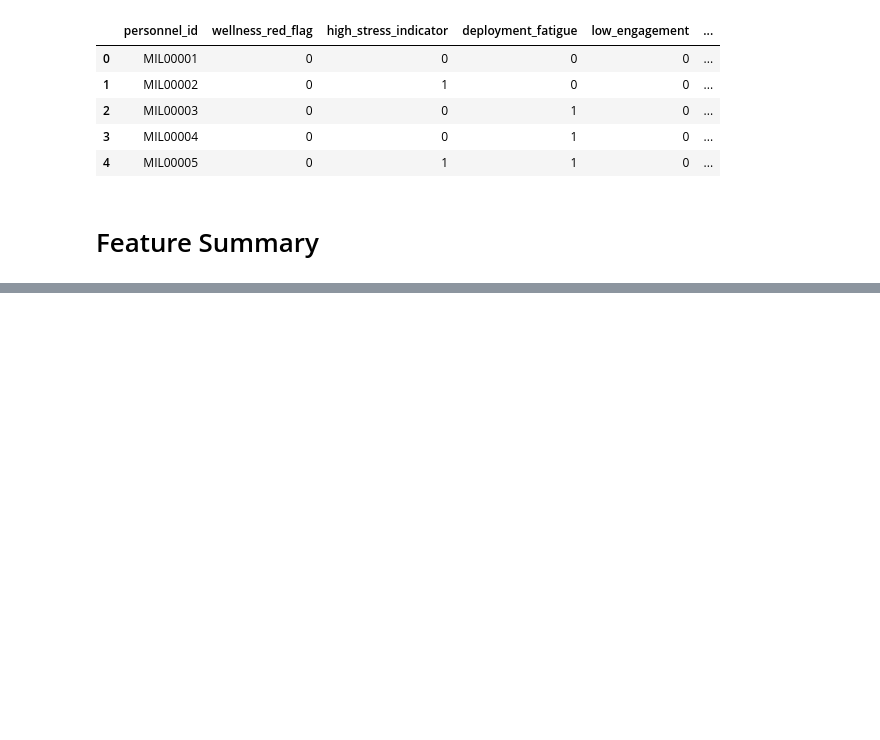
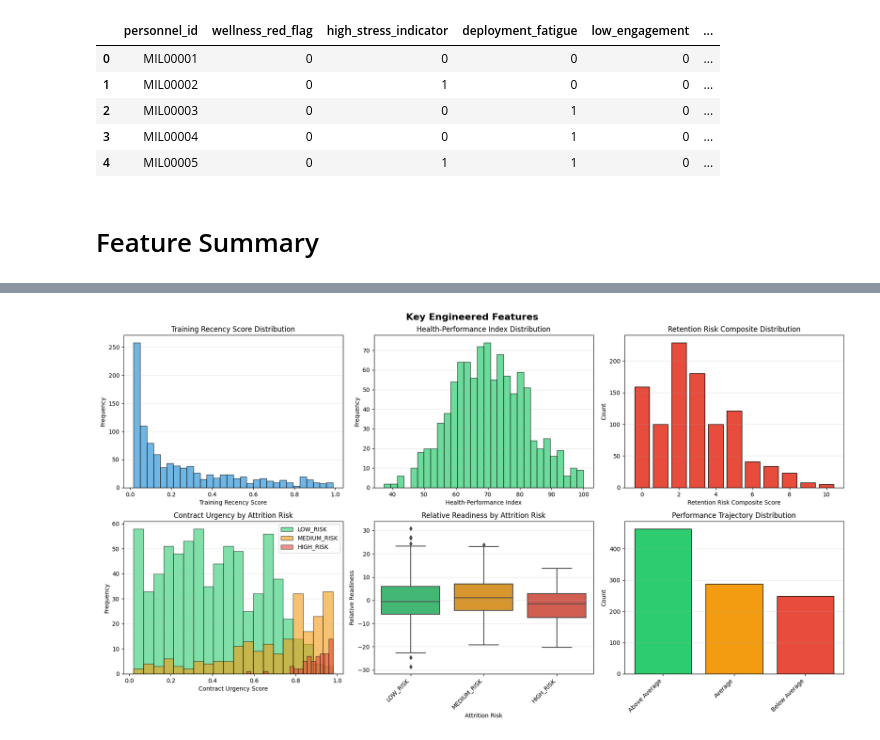
Before and after one commit to addetsi/Military-Personnel-Deployment-and-Attrition-Risk-Modeling, a Jupyter notebook: 03_feature_engineering.ipynb, the cells around one changed output, grey strips where cells are left out. Saved outputs shown, nothing was run; the diff lists cells and outputs as text; code cells hidden in the pictures; blank space fills up the shorter version.

Commit message:
processed final dataset for models

```diff
--- a/03_feature_engineering.ipynb
+++ b/03_feature_engineering.ipynb
@@ -327,0 +468,10 @@ for i, feat in enumerate(engineered_feature_list, 1):
+# %%
+# Create final dataset
+df_final = df[features_to_keep].copy()
+
+print(f"\nFinal dataset shape: {df_final.shape}")
+print(f"Features: {df_final.shape[1]}")
+print(f"Samples: {df_final.shape[0]}")
+
+# Display sample
+df_final.head()
@@ -327,0 +503,66 @@ for i, feat in enumerate(engineered_feature_list, 1):
+# %%
+# Visualize some key engineered features
+fig, axes = plt.subplots(2, 3, figsize=(18, 10))
+fig.suptitle('Key Engineered Features', fontsize=16, fontweight='bold')
+
+# 1. Training recency score
+axes[0, 0].hist(df_final['training_recency_score'], bins=30, color='#3498db', edgecolor='black', alpha=0.7)
+axes[0, 0].set_xlabel('Training Recency Score')
+axes[0, 0].set_ylabel('Frequency')
+axes[0, 0].set_title('Training Recency Score Distribution')
+axes[0, 0].grid(axis='y', alpha=0.3)
+
+# 2. Health-Performance index
+axes[0, 1].hist(df_final['health_performance_index'], bins=30, color='#2ecc71', edgecolor='black', alpha=0.7)
+axes[0, 1].set_xlabel('Health-Performance Index')
+axes[0, 1].set_ylabel('Frequency')
+axes[0, 1].set_title('Health-Performance Index Distribution')
+axes[0, 1].grid(axis='y', alpha=0.3)
+
+# 3. Retention risk composite
+risk_counts = df_final['retention_risk_composite'].value_counts().sort_index()
+axes[0, 2].bar(risk_counts.index, risk_counts.values, color='#e74c3c', edgecolor='black')
+axes[0, 2].set_xlabel('Retention Risk Composite Score')
+axes[0, 2].set_ylabel('Count')
+axes[0, 2].set_title('Retention Risk Composite Distribution')
+axes[0, 2].grid(axis='y', alpha=0.3)
+
+# 4. Contract urgency by attrition risk
+for risk in ['LOW_RISK', 'MEDIUM_RISK', 'HIGH_RISK']:
+    subset = df_final[df_final['attrition_risk'] == risk]['contract_urgency_score']
+    axes[1, 0].hist(subset, bins=20, alpha=0.6, label=risk,
+                    color=config.ATTRITION_COLORS[risk], edgecolor='black')
+axes[1, 0].set_xlabel('Contract Urgency Score')
+axes[1, 0].set_ylabel('Frequency')
+axes[1, 0].set_title('Contract Urgency by Attrition Risk')
+axes[1, 0].legend()
+axes[1, 0].grid(axis='y', alpha=0.3)
+
+# 5. Relative readiness vs attrition risk
+sns.boxplot(data=df_final, x='attrition_risk', y='relative_readiness', ax=axes[1, 1],
+            order=['LOW_RISK', 'MEDIUM_RISK', 'HIGH_RISK'],
+            palette=[config.ATTRITION_COLORS['LOW_RISK'],
+                    config.ATTRITION_COLORS['MEDIUM_RISK'],
+                    config.ATTRITION_COLORS['HIGH_RISK']])
+axes[1, 1].set_xlabel('Attrition Risk')
+axes[1, 1].set_ylabel('Relative Readiness')
+axes[1, 1].set_title('Relative Readiness by Attrition Risk')
+axes[1, 1].set_xticklabels(axes[1, 1].get_xticklabels(), rotation=45, ha='right')
+axes[1, 1].grid(axis='y', alpha=0.3)
+
+# 6. Performance trajectory distribution
+traj_counts = df_final['performance_trajectory'].value_counts()
+colors_traj = ['#2ecc71', '#f39c12', '#e74c3c']
+axes[1, 2].bar(range(len(traj_counts)), traj_counts.values,
+               color=colors_traj[:len(traj_counts)], edgecolor='black')
+axes[1, 2].set_xticks(range(len(traj_counts)))
+axes[1, 2].set_xticklabels(traj_counts.index, rotation=45, ha='right')
+axes[1, 2].set_ylabel('Count')
+axes[1, 2].set_title('Performance Trajectory Distribution')
+axes[1, 2].grid(axis='y', alpha=0.3)
+
+plt.tight_layout()
+plt.savefig(config.FIGURES_DIR / 'feature_engineering_overview.png', dpi=300, bbox_inches='tight')
+plt.show()
+# %% [output]
+[figure, added]
```
Also changed, not shown: parts of 9 cells of this notebook, 2 other files.
